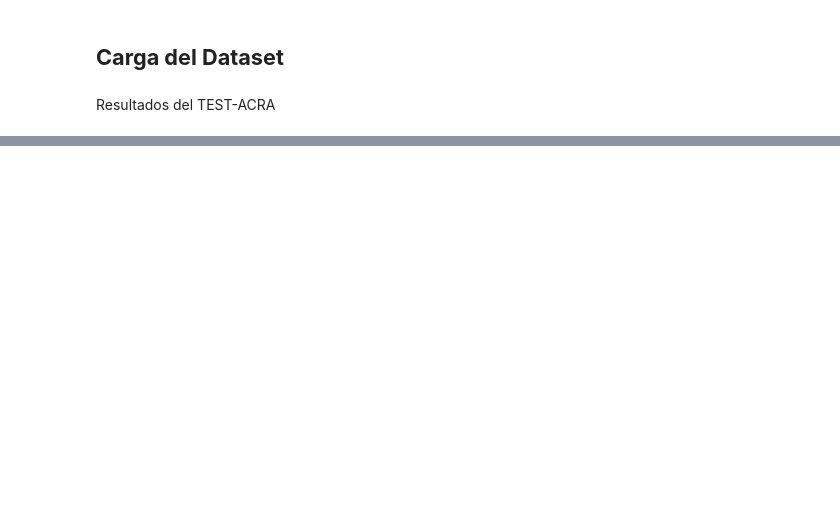
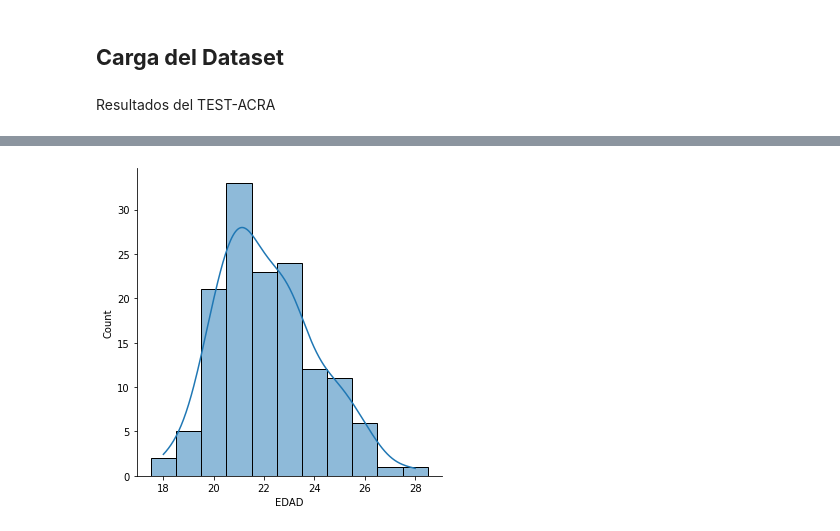
Before and after one commit to Ynafets/TEST-ACRA, a Jupyter notebook: Test_ACRA.ipynb, the cells around one changed output, grey strips where cells are left out. Drawn from its saved outputs; the diff is of its cells as text; code cells hidden in the pictures; blank space fills up the shorter version.

```diff
--- a/Test_ACRA.ipynb
+++ b/Test_ACRA.ipynb
@@ -23,0 +190,4 @@ acra=pd.read_excel()
+# %%
+ax=sb.displot(data=acra, x="EDAD", discrete=True,kde=True)
+# %% [output]
+[figure, added]
```
Also changed, not shown: parts of 92 cells of this notebook.
